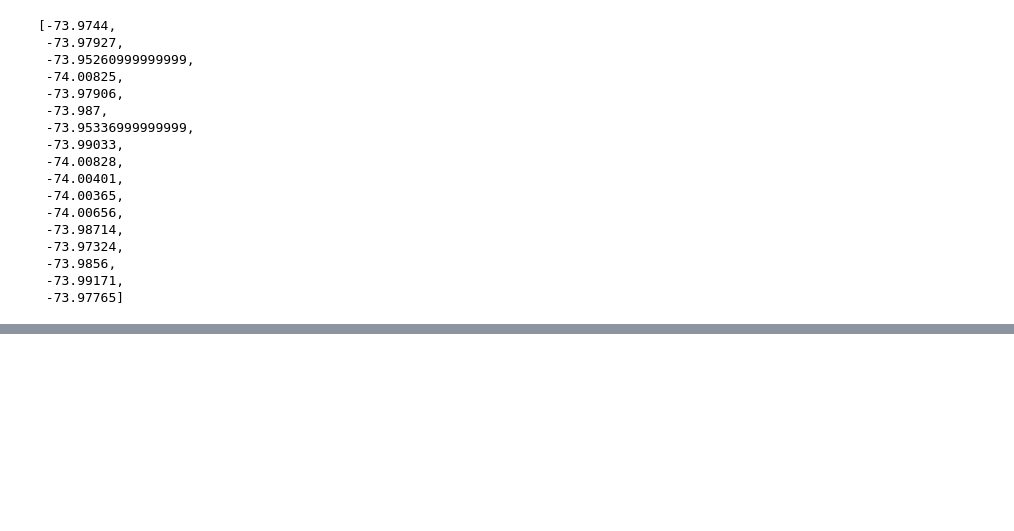
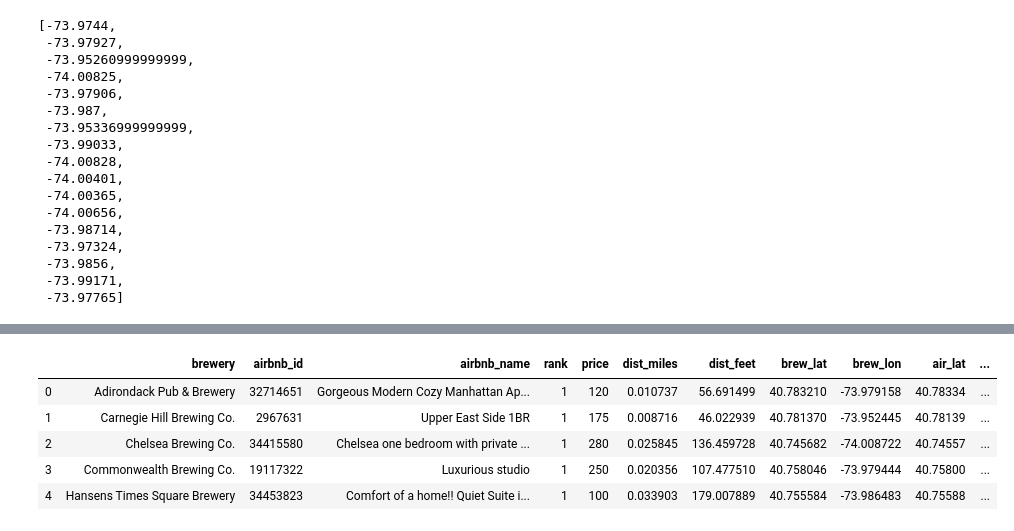
Before and after one commit to Kenneth-Edwards/ETL-Project_Brewery-Tour, a Jupyter notebook: ETL_PROJECT_Jupyter_geocoding.ipynb, the cells around one changed output, grey strips where cells are left out. Saved outputs shown, nothing was run; the diff lists cells and outputs as text; code cells hidden in the pictures; blank space fills up the shorter version.

Commit message:
updated Jupyter NB and SQL Query

```diff
--- a/ETL_PROJECT_Jupyter_geocoding.ipynb
+++ b/ETL_PROJECT_Jupyter_geocoding.ipynb
@@ -937,0 +962,16 @@ airbnb_map.draw( "C:\\Users\\Owner\\GitHub\\ETL-project\\airbnb_map.html" )
+# %%
+# Establish connection with Postgres etlproj_db and engine for query purposes
+from postgreslogin import postgres_key
+
+MyPostLogin = postgres_key
+rds_connection_string = MyPostLogin
+engine = create_engine(f'postgresql://{rds_connection_string}')
+brewsjoined_df3.to_sql(name='brewery_tour_list', con=engine, if_exists='replace', index=False)
+pd.read_sql_query('select * from brewery_tour_list', con=engine).head()
+# %% [output]
+|  | brewery | airbnb_id | airbnb_name | rank | price | dist_miles | dist_feet | brew_lat | brew_lon | air_lat | ... |
+| 0 | Adirondack Pub & Brewery | 32714651 | Gorgeous Modern Cozy Manhattan Ap... | 1 | 120 | 0.010737 | 56.691499 | 40.783210 | -73.979158 | 40.78334 | ... |
+| 1 | Carnegie Hill Brewing Co. | 2967631 | Upper East Side 1BR | 1 | 175 | 0.008716 | 46.022939 | 40.781370 | -73.952445 | 40.78139 | ... |
+| 2 | Chelsea Brewing Co. | 34415580 | Chelsea one bedroom with private ... | 1 | 280 | 0.025845 | 136.459728 | 40.745682 | -74.008722 | 40.74557 | ... |
+| 3 | Commonwealth Brewing Co. | 19117322 | Luxurious studio | 1 | 250 | 0.020356 | 107.477510 | 40.758046 | -73.979444 | 40.75800 | ... |
+| 4 | Hansens Times Square Brewery | 34453823 | Comfort of a home!! Quiet Suite i... | 1 | 100 | 0.033903 | 179.007889 | 40.755584 | -73.986483 | 40.75588 | ... |
```
Also changed, not shown: parts of 6 cells of this notebook, 1 other file.
